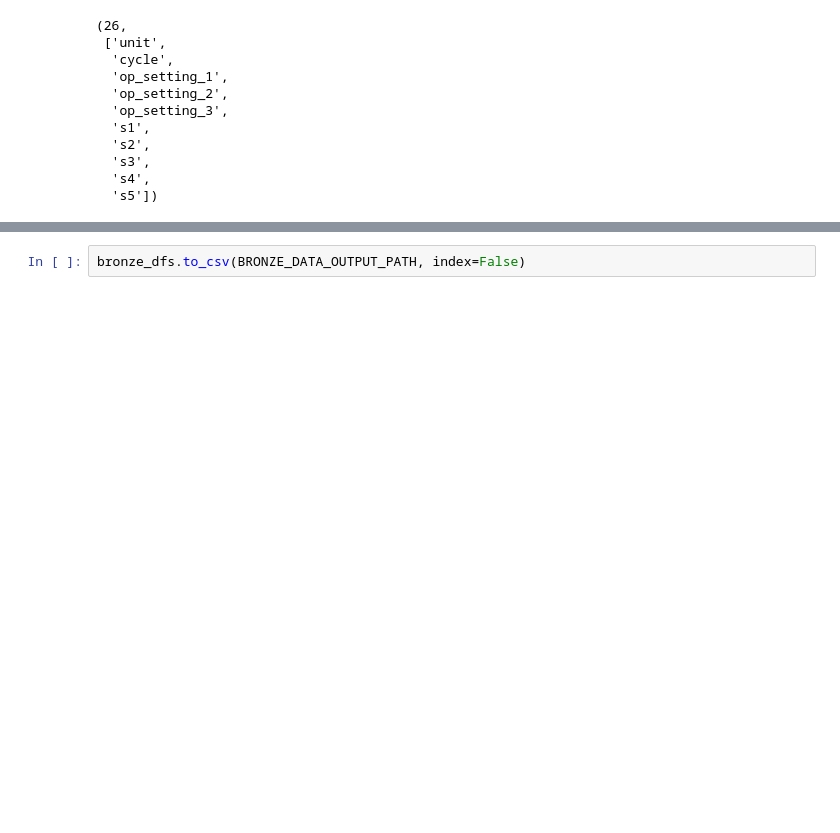
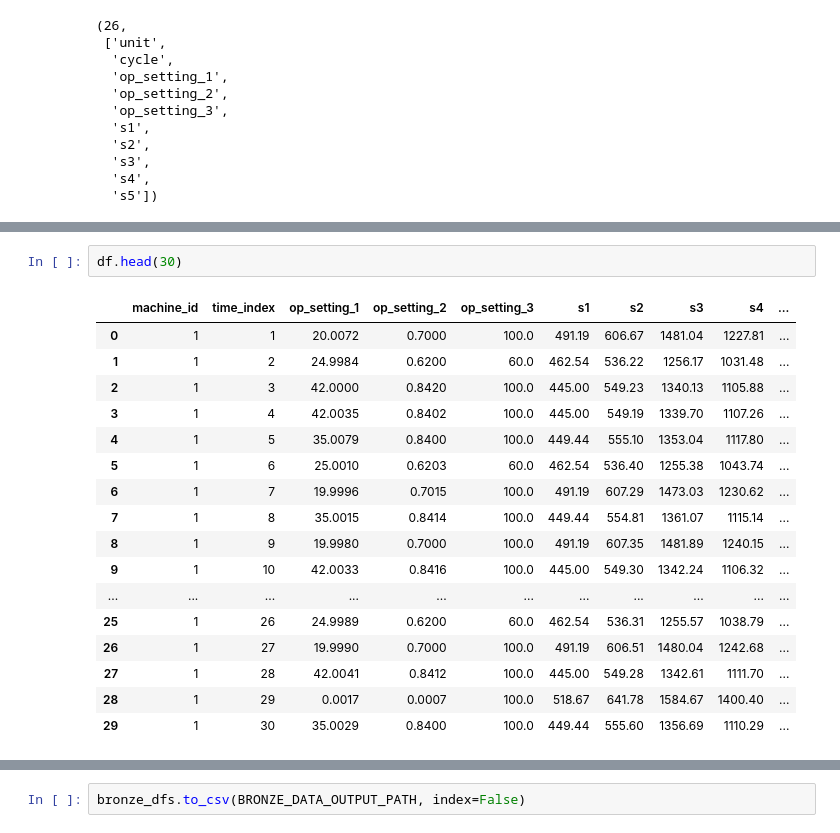
Before and after one commit to DCook-WGU/dcook-wgu-capstone-unified-predictive-maintenance-pipeline, a Jupyter notebook: notebooks/EDA_Notebook_Turbofan_Testing_Bronze.ipynb, the cells around one changed output, grey strips where cells are left out. Cells and saved outputs as stored; diff of their text form; blank space fills up the shorter version.

```diff
--- a/notebooks/EDA_Notebook_Turbofan_Testing_Bronze.ipynb
+++ b/notebooks/EDA_Notebook_Turbofan_Testing_Bronze.ipynb
@@ -386,0 +367,20 @@ INFO:__main__:All Dataframe concatenated into a single dataframe, vertically
+# %%
+df.head(30)
+# %% [output]
+|  | machine_id | time_index | op_setting_1 | op_setting_2 | op_setting_3 | s1 | s2 | s3 | s4 | ... |
+| 0 | 1 | 1 | 20.0072 | 0.7000 | 100.0 | 491.19 | 606.67 | 1481.04 | 1227.81 | ... |
+| 1 | 1 | 2 | 24.9984 | 0.6200 | 60.0 | 462.54 | 536.22 | 1256.17 | 1031.48 | ... |
+| 2 | 1 | 3 | 42.0000 | 0.8420 | 100.0 | 445.00 | 549.23 | 1340.13 | 1105.88 | ... |
+| 3 | 1 | 4 | 42.0035 | 0.8402 | 100.0 | 445.00 | 549.19 | 1339.70 | 1107.26 | ... |
+| 4 | 1 | 5 | 35.0079 | 0.8400 | 100.0 | 449.44 | 555.10 | 1353.04 | 1117.80 | ... |
+| 5 | 1 | 6 | 25.0010 | 0.6203 | 60.0 | 462.54 | 536.40 | 1255.38 | 1043.74 | ... |
+| 6 | 1 | 7 | 19.9996 | 0.7015 | 100.0 | 491.19 | 607.29 | 1473.03 | 1230.62 | ... |
+| 7 | 1 | 8 | 35.0015 | 0.8414 | 100.0 | 449.44 | 554.81 | 1361.07 | 1115.14 | ... |
+| 8 | 1 | 9 | 19.9980 | 0.7000 | 100.0 | 491.19 | 607.35 | 1481.89 | 1240.15 | ... |
+| 9 | 1 | 10 | 42.0033 | 0.8416 | 100.0 | 445.00 | 549.30 | 1342.24 | 1106.32 | ... |
+| ... | ... | ... | ... | ... | ... | ... | ... | ... | ... | ... |
+| 25 | 1 | 26 | 24.9989 | 0.6200 | 60.0 | 462.54 | 536.31 | 1255.57 | 1038.79 | ... |
+| 26 | 1 | 27 | 19.9990 | 0.7000 | 100.0 | 491.19 | 606.51 | 1480.04 | 1242.68 | ... |
+| 27 | 1 | 28 | 42.0041 | 0.8412 | 100.0 | 445.00 | 549.28 | 1342.61 | 1111.70 | ... |
+| 28 | 1 | 29 | 0.0017 | 0.0007 | 100.0 | 518.67 | 641.78 | 1584.67 | 1400.40 | ... |
+| 29 | 1 | 30 | 35.0029 | 0.8400 | 100.0 | 449.44 | 555.60 | 1356.69 | 1110.29 | ... |
```
Also changed, not shown: parts of 6 cells of this notebook, 1 other file.
